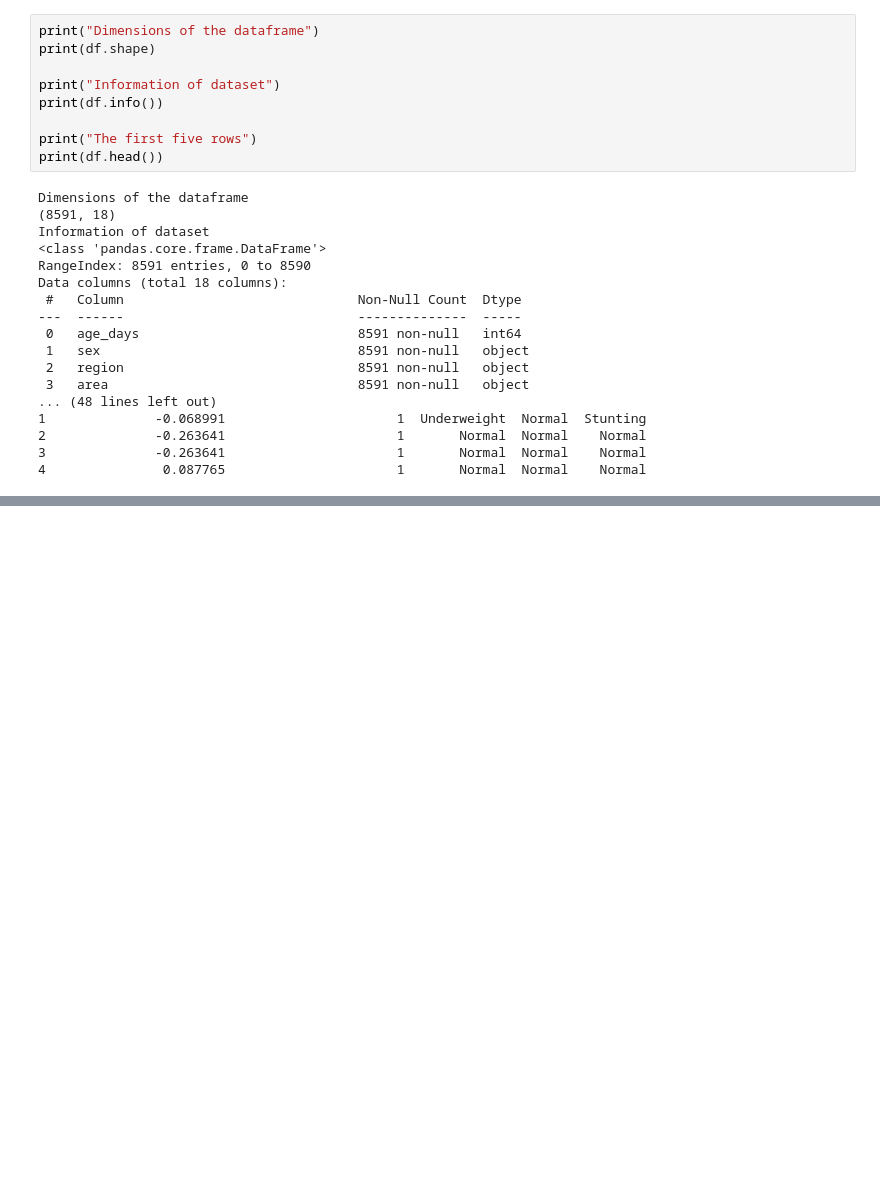
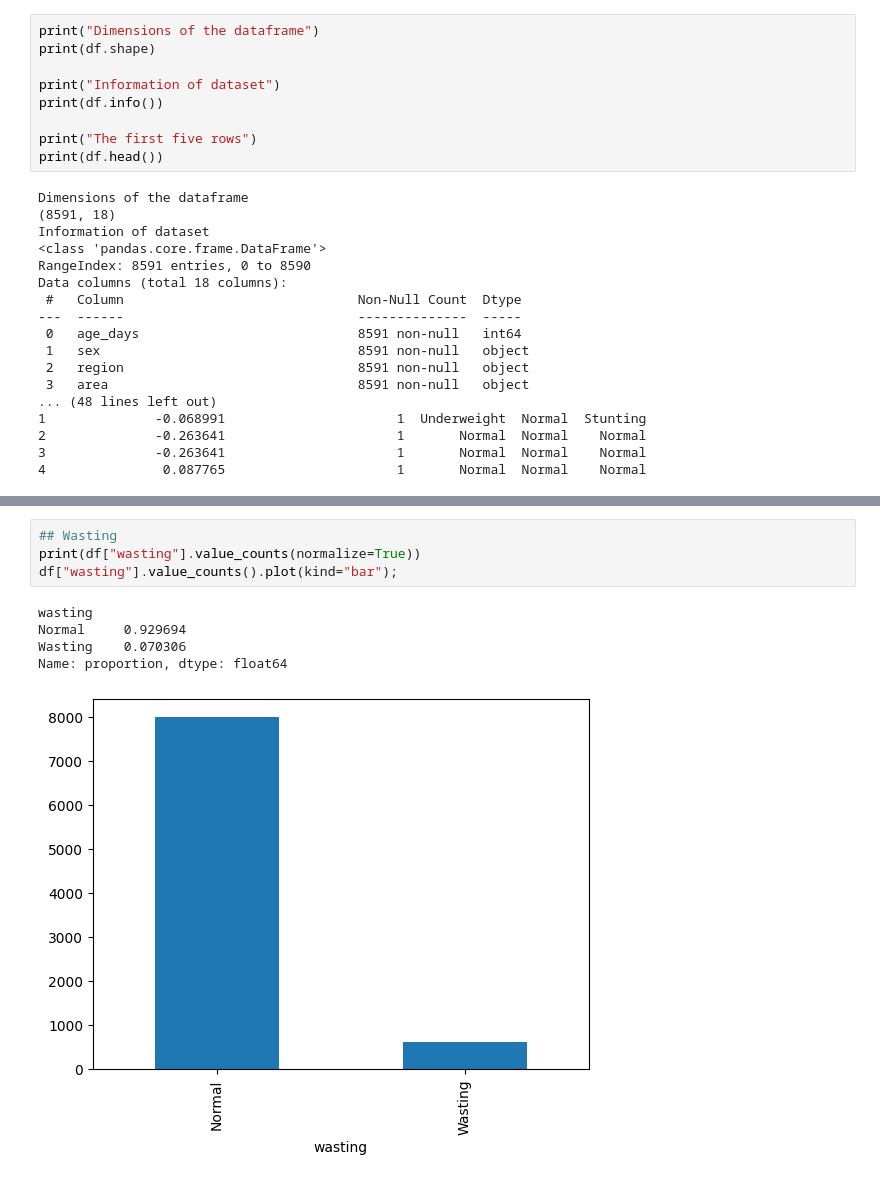
Before and after one commit to KomlaRD/machine_learning_dhs, a Jupyter notebook: ml_undernutrition.ipynb, the cells around one changed output, grey strips where cells are left out. Cells and saved outputs as stored; diff of their text form; blank space fills up the shorter version.

```diff
--- a/ml_undernutrition.ipynb
+++ b/ml_undernutrition.ipynb
@@ -50,0 +62,10 @@ Data columns (total 18 columns):
+# %%
+## Wasting
+print(df["wasting"].value_counts(normalize=True))
+df["wasting"].value_counts().plot(kind="bar");
+# %% [output]
+wasting
+Normal     0.929694
+Wasting    0.070306
+Name: proportion, dtype: float64
+[figure, added]
```
Also changed, not shown: parts of 2 cells of this notebook.
